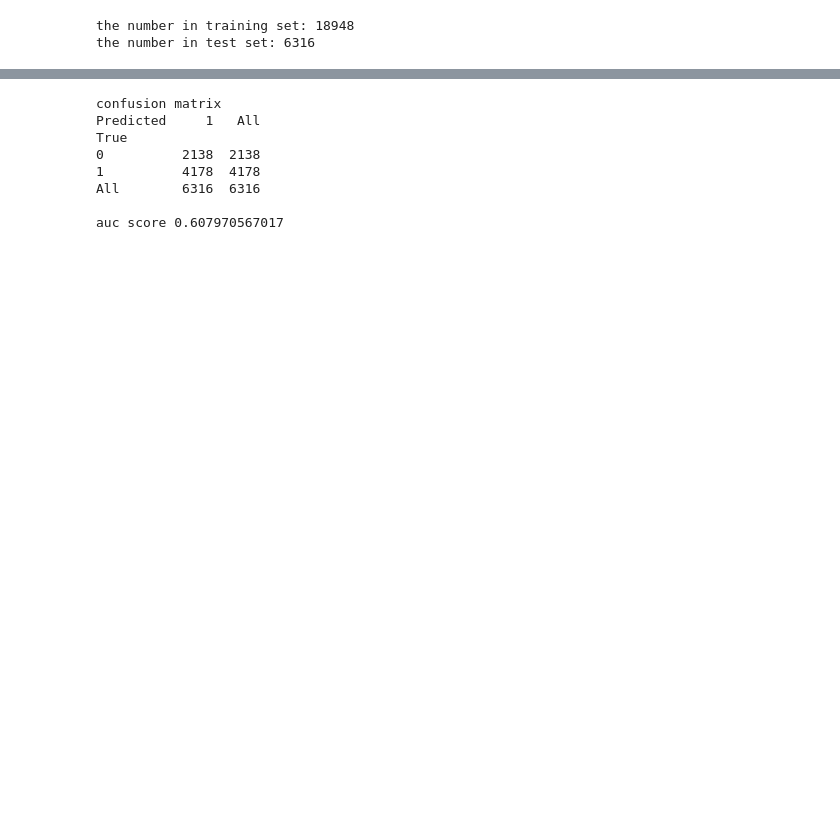
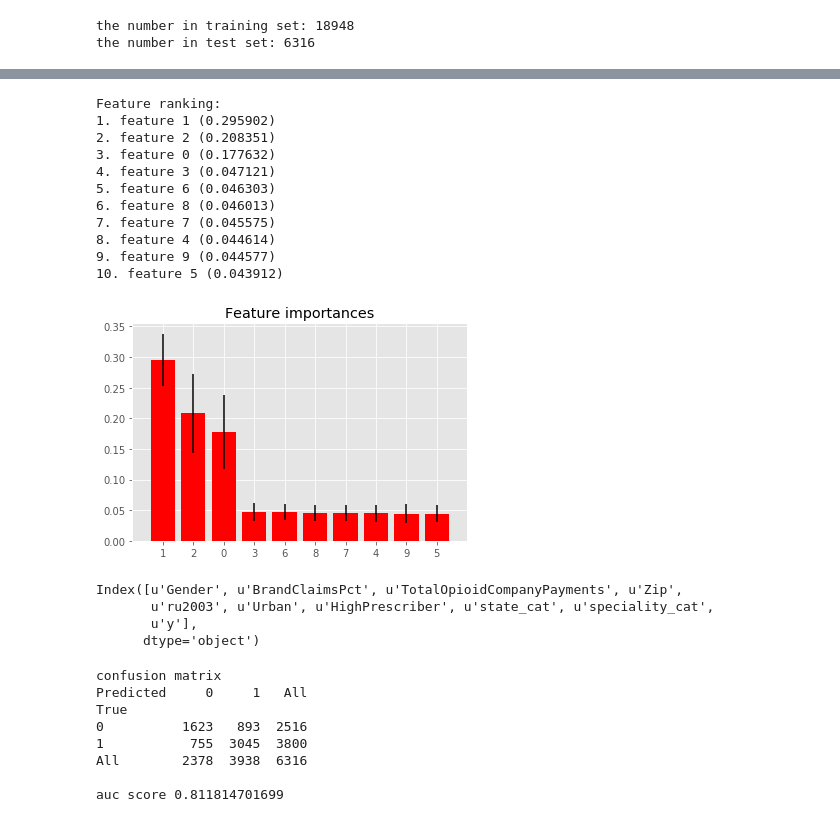
Before and after one commit to d80p/grainysquare, a Jupyter notebook: test.ipynb, the cells around one changed output, grey strips where cells are left out. Drawn from its saved outputs; the diff is of its cells as text; code cells hidden in the pictures; blank space fills up the shorter version.

```diff
--- a/test.ipynb
+++ b/test.ipynb
@@ -156,12 +297,71 @@ Parameters: {'min_samples_split': 19, 'criterion': 'entropy', 'max_depth': None,
+# %%
+import numpy as np
+import matplotlib.pyplot as plt
+
+from sklearn.datasets import make_classification
+from sklearn.ensemble import ExtraTreesClassifier
+
+# Build a classification task using 3 informative features
+X, y = make_classification(n_samples=1000,
+                           n_features=10,
+                           n_informative=3,
+                           n_redundant=0,
+                           n_repeated=0,
+                           n_classes=2,
+                           random_state=0,
+                           shuffle=False)
+
+# Build a forest and compute the feature importances
+forest = ExtraTreesClassifier(n_estimators=250,
+                              random_state=0)
+
+forest.fit(X, y)
+importances = forest.feature_importances_
+std = np.std([tree.feature_importances_ for tree in forest.estimators_],
+             axis=0)
+indices = np.argsort(importances)[::-1]
+
+# Print the feature ranking
+print("Feature ranking:")
+
+for f in range(X.shape[1]):
+    print("%d. feature %d (%f)" % (f + 1, indices[f], importances[indices[f]]))
+
+# Plot the feature importances of the forest
+plt.figure()
+plt.title("Feature importances")
+plt.bar(range(X.shape[1]), importances[indices],
+       color="r", yerr=std[indices], align="center")
+plt.xticks(range(X.shape[1]), indices)
+plt.xlim([-1, X.shape[1]])
+plt.show()
+# %% [output]
+Feature ranking:
+1. feature 1 (0.295902)
+2. feature 2 (0.208351)
+3. feature 0 (0.177632)
+4. feature 3 (0.047121)
+5. feature 6 (0.046303)
+6. feature 8 (0.046013)
+7. feature 7 (0.045575)
+8. feature 4 (0.044614)
+9. feature 9 (0.044577)
+10. feature 5 (0.043912)
+[figure, added]
+# %%
+df.columns
+# %% [output]
+Index([u'Gender', u'BrandClaimsPct', u'TotalOpioidCompanyPayments', u'Zip',
+       u'ru2003', u'Urban', u'HighPrescriber', u'state_cat', u'speciality_cat',
+       u'y'],
+      dtype='object')
 # %%
 #2.5 Train the decisiontreeclassifer according to the best paramater setting given above. Show model outputs.
 
-#YOUR HOMEWORK IS TO SWITCH RANDOM FOREST CLASSIFIED WITH ANOTHER CLASSIFIER FROM THE SCIKIT LEARN API
-#http://scikit-learn.org/stable/
 
 
-clf = DecisionTreeClassifier(min_samples_split= 17, criterion= 'entropy',
-                             max_depth= 4, min_samples_leaf= 4)
+clf = DecisionTreeClassifier(min_samples_split= 2, criterion= 'gini',
+                             max_depth= None, min_samples_leaf= 17)
 
 clf = clf.fit(X_train, y_train)
 
@@ -177,10 +377,10 @@ false_positive_rate, true_positive_rate, thresholds = roc_curve(y_test, y_scores
 print('\nauc score '+str(auc(false_positive_rate, true_positive_rate)))
 # %% [output]
 confusion matrix
-Predicted     1   All
+Predicted     0     1   All
 True
-0          2138  2138
-1          4178  4178
-All        6316  6316
+0          1623   893  2516
+1           755  3045  3800
+All        2378  3938  6316
 
-auc score 0.607970567017
+auc score 0.811814701699
```
Also changed, not shown: parts of 21 cells of this notebook.
